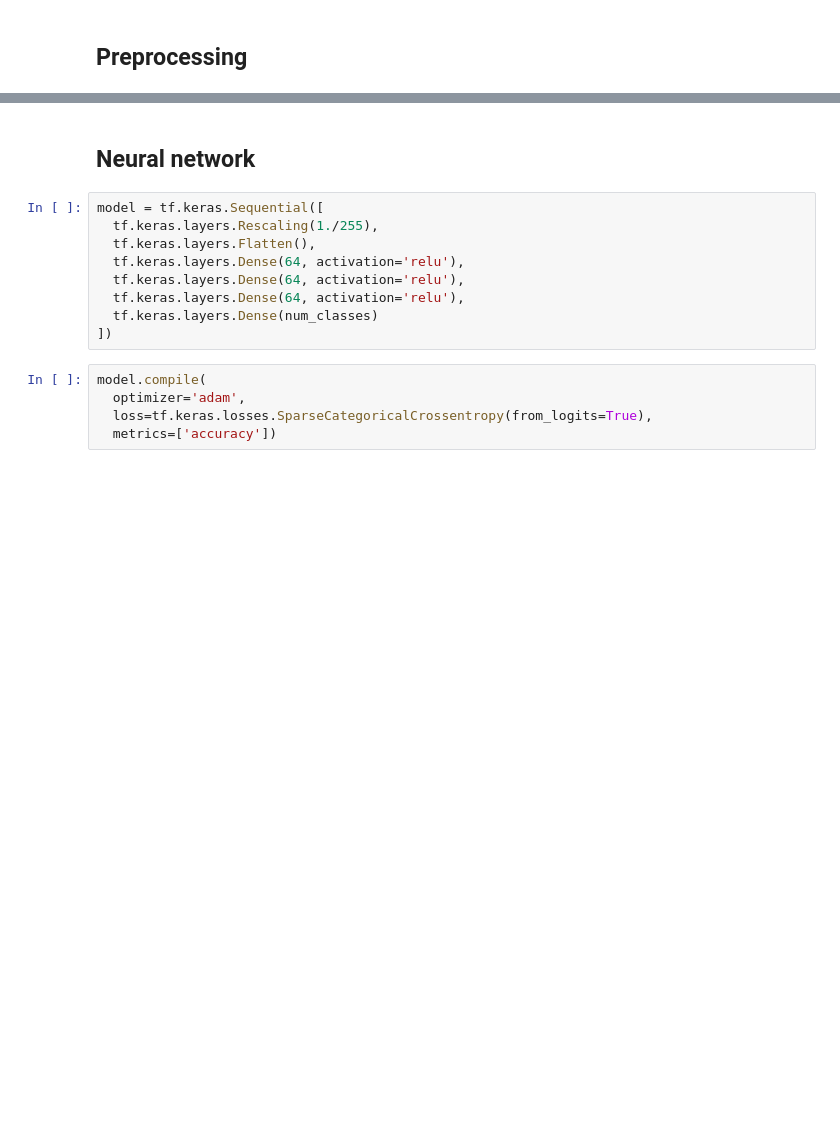
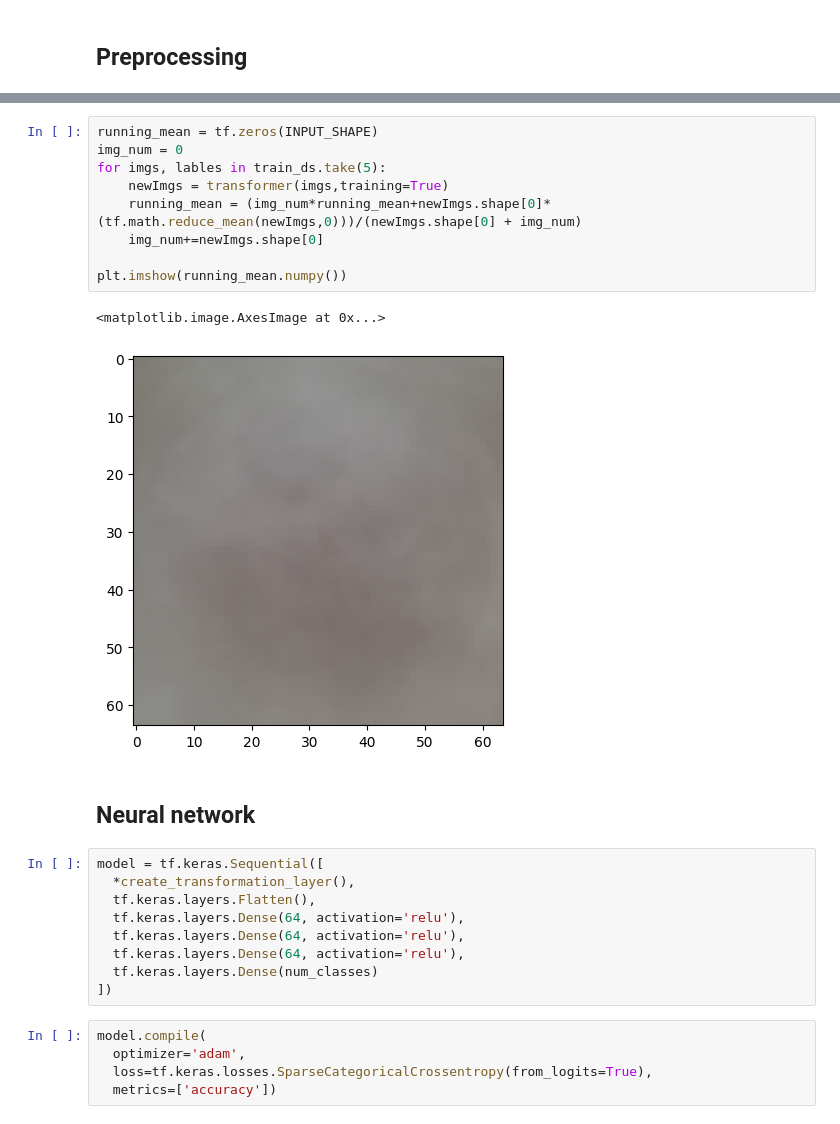
Before and after one commit to zivm20/Sign-language-classification, a Jupyter notebook: main.ipynb, the cells around one changed output, grey strips where cells are left out. Saved outputs shown, nothing was run; the diff lists cells and outputs as text; blank space fills up the shorter version.

```diff
--- a/main.ipynb
+++ b/main.ipynb
@@ -86,8 +154,20 @@ tf.image.random_saturation()
+# %%
+running_mean = tf.zeros(INPUT_SHAPE)
+img_num = 0
+for imgs, lables in train_ds.take(5):
+    newImgs = transformer(imgs,training=True)
+    running_mean = (img_num*running_mean+newImgs.shape[0]*(tf.math.reduce_mean(newImgs,0)))/(newImgs.shape[0] + img_num)
+    img_num+=newImgs.shape[0]
+
+plt.imshow(running_mean.numpy())
+# %% [output]
+<matplotlib.image.AxesImage at 0x...>
+[figure, added]
 # %% [markdown]
 ## Neural network
 # %%
 model = tf.keras.Sequential([
-  tf.keras.layers.Rescaling(1./255),
+  *create_transformation_layer(),
   tf.keras.layers.Flatten(),
   tf.keras.layers.Dense(64, activation='relu'),
   tf.keras.layers.Dense(64, activation='relu'),
```
Also changed, not shown: parts of 30 cells of this notebook, 5 other files.
